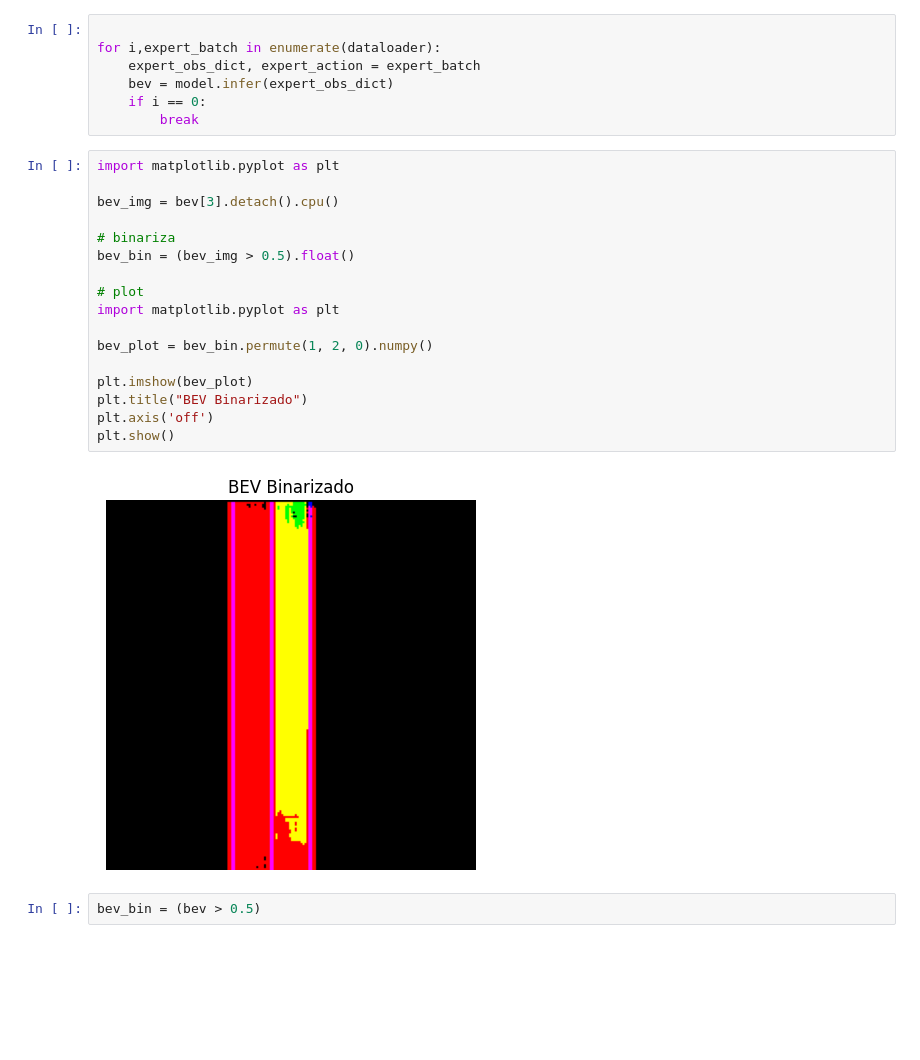
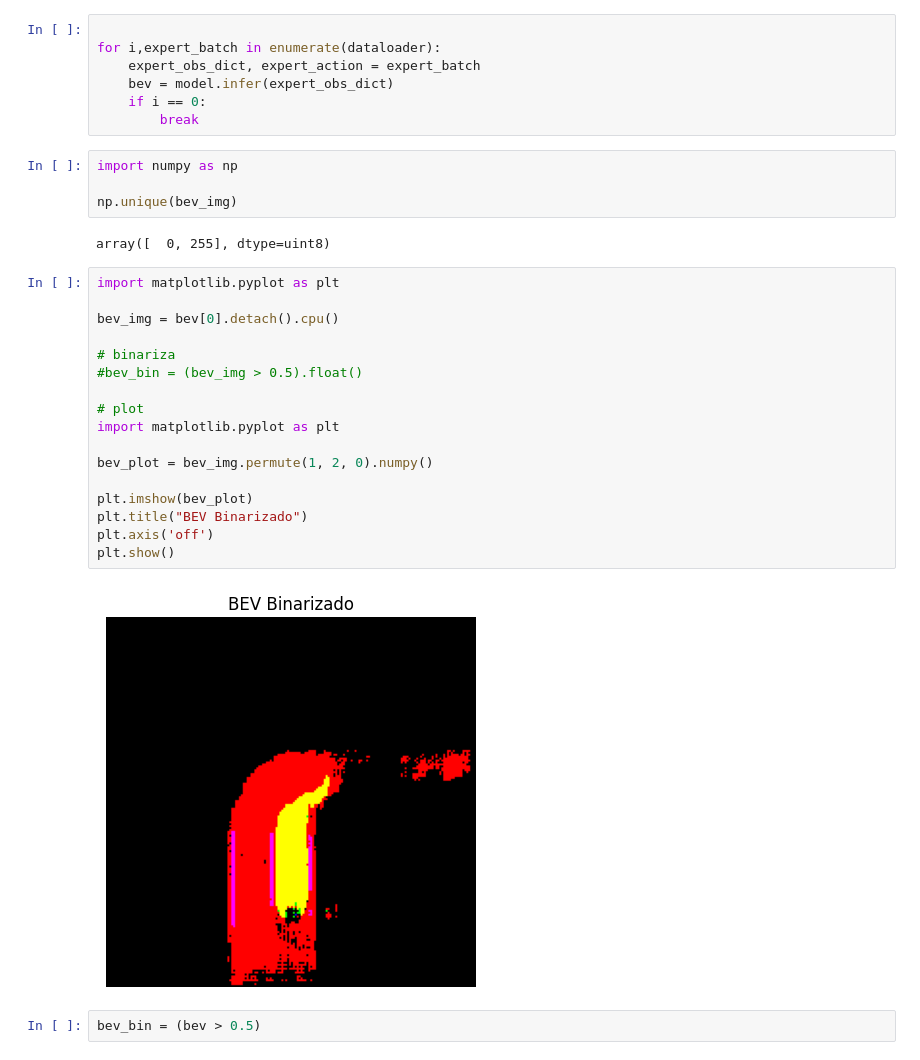
Before and after one commit to Felipe-carlos/carla-bc-bev, a Jupyter notebook: rascunho.ipynb, the cells around one changed output. Saved outputs shown, nothing was run; the diff lists cells and outputs as text; blank space fills up the shorter version.

```diff
--- a/rascunho.ipynb
+++ b/rascunho.ipynb
@@ -24,25 +24,31 @@ for i,expert_batch in enumerate(dataloader):
     bev = model.infer(expert_obs_dict)
     if i == 0:
         break
+# %%
+import numpy as np
+
+np.unique(bev_img)
+# %% [output]
+array([  0, 255], dtype=uint8)
 # %%
 import matplotlib.pyplot as plt
 
-bev_img = bev[3].detach().cpu()
+bev_img = bev[0].detach().cpu()
 
 # binariza
-bev_bin = (bev_img > 0.5).float()
+#bev_bin = (bev_img > 0.5).float()
 
 # plot
 import matplotlib.pyplot as plt
 
-bev_plot = bev_bin.permute(1, 2, 0).numpy()
+bev_plot = bev_img.permute(1, 2, 0).numpy()
 
 plt.imshow(bev_plot)
 plt.title("BEV Binarizado")
 plt.axis('off')
 plt.show()
 # %% [output]
-[figure, old version]
+[figure, new version]
 # %%
 bev_bin = (bev > 0.5)
 # %% [markdown]
```
Also changed, not shown: 52 other files.
